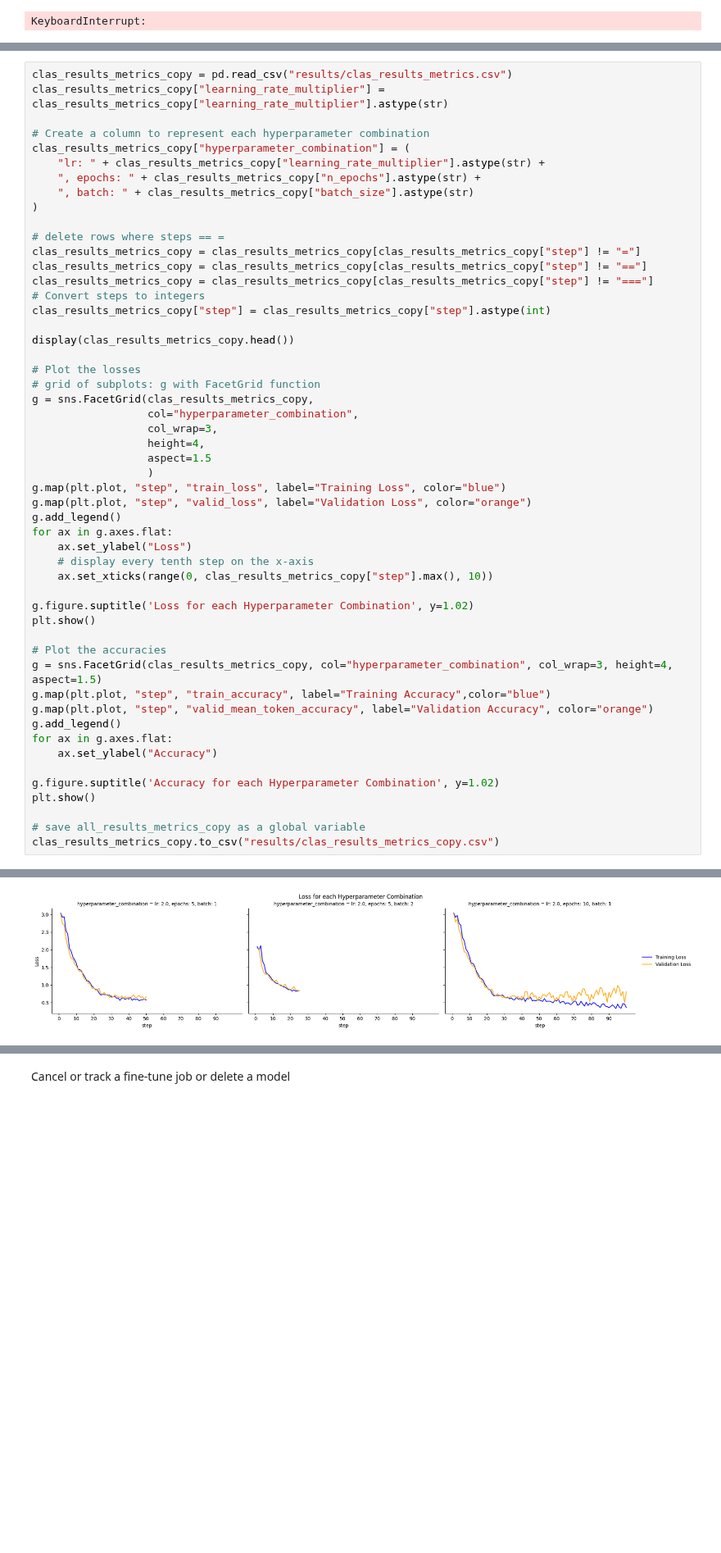
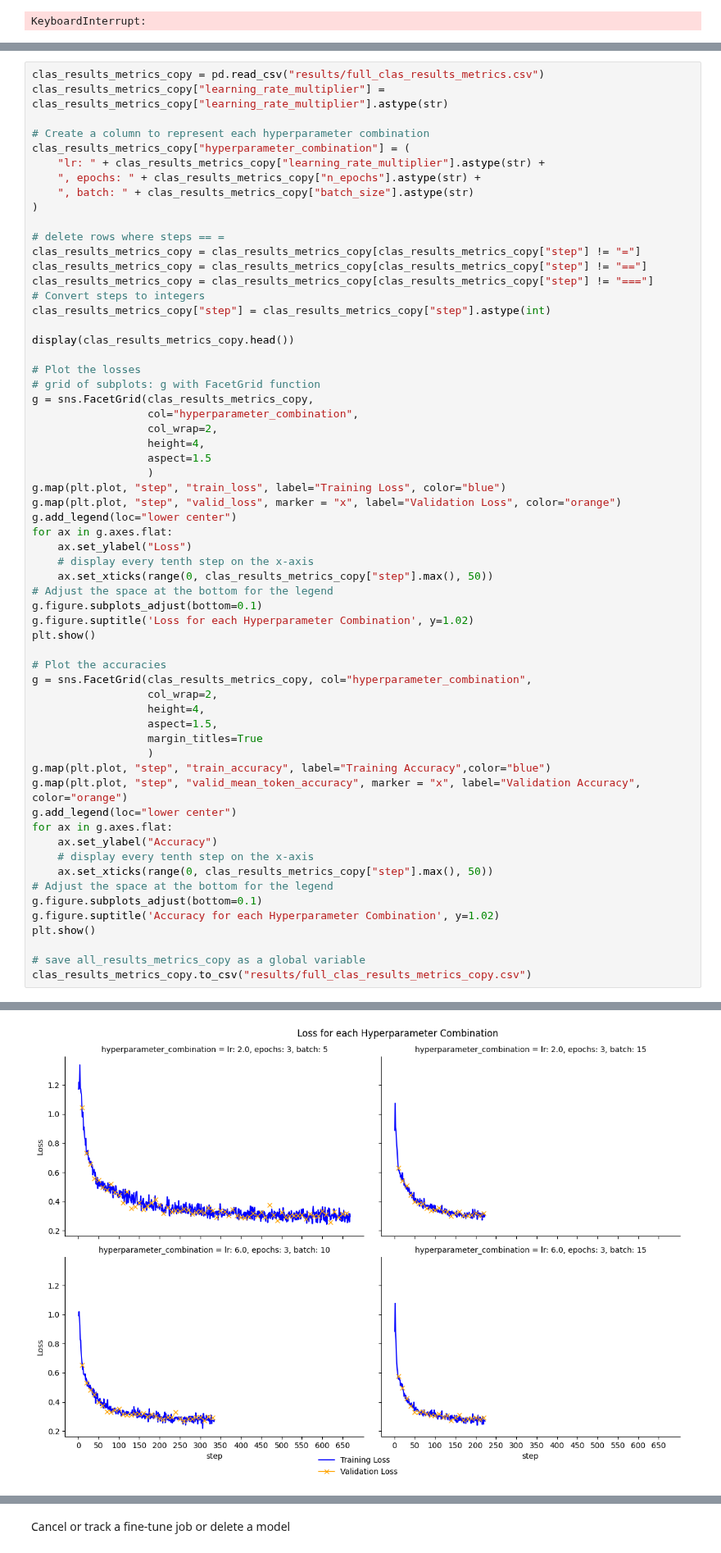
Before and after one commit to izu457/Thesis_Finetuning_GPT3.5_Political_Stance, a Jupyter notebook: Fine-Tuning_Classification.ipynb, the cells around one changed output, grey strips where cells are left out. Shown at 82% size. Saved outputs shown, nothing was run; the diff lists cells and outputs as text; blank space fills up the shorter version.

```diff
--- a/Fine-Tuning_Classification.ipynb
+++ b/Fine-Tuning_Classification.ipynb
@@ -341,5 +345,5 @@ clas_results_metrics.to_csv("results/clas_results_metrics.csv")
 # %%
-clas_results_metrics_copy = pd.read_csv("results/clas_results_metrics.csv")
+clas_results_metrics_copy = pd.read_csv("results/full_clas_results_metrics.csv")
 clas_results_metrics_copy["learning_rate_multiplier"] = clas_results_metrics_copy["learning_rate_multiplier"].astype(str)
 
 # Create a column to represent each hyperparameter combination
@@ -362,33 +366,42 @@ display(clas_results_metrics_copy.head())
 # grid of subplots: g with FacetGrid function
 g = sns.FacetGrid(clas_results_metrics_copy,
                   col="hyperparameter_combination",
-                  col_wrap=3,
+                  col_wrap=2,
                   height=4,
                   aspect=1.5
                   )
 g.map(plt.plot, "step", "train_loss", label="Training Loss", color="blue")
-g.map(plt.plot, "step", "valid_loss", label="Validation Loss", color="orange")
-g.add_legend()
+g.map(plt.plot, "step", "valid_loss", marker = "x", label="Validation Loss", color="orange")
+g.add_legend(loc="lower center")
 for ax in g.axes.flat:
     ax.set_ylabel("Loss")
     # display every tenth step on the x-axis
-    ax.set_xticks(range(0, clas_results_metrics_copy["step"].max(), 10))
-
+    ax.set_xticks(range(0, clas_results_metrics_copy["step"].max(), 50))
+# Adjust the space at the bottom for the legend
+g.figure.subplots_adjust(bottom=0.1)
 g.figure.suptitle('Loss for each Hyperparameter Combination', y=1.02)
 plt.show()
 
 # Plot the accuracies
-g = sns.FacetGrid(clas_results_metrics_copy, col="hyperparameter_combination", col_wrap=3, height=4, aspect=1.5)
+g = sns.FacetGrid(clas_results_metrics_copy, col="hyperparameter_combination",
+                  col_wrap=2,
+                  height=4,
+                  aspect=1.5,
+                  margin_titles=True
+                  )
 g.map(plt.plot, "step", "train_accuracy", label="Training Accuracy",color="blue")
-g.map(plt.plot, "step", "valid_mean_token_accuracy", label="Validation Accuracy", color="orange")
-g.add_legend()
+g.map(plt.plot, "step", "valid_mean_token_accuracy", marker = "x", label="Validation Accuracy", color="orange")
+g.add_legend(loc="lower center")
 for ax in g.axes.flat:
     ax.set_ylabel("Accuracy")
-
+    # display every tenth step on the x-axis
+    ax.set_xticks(range(0, clas_results_metrics_copy["step"].max(), 50))
+# Adjust the space at the bottom for the legend
+g.figure.subplots_adjust(bottom=0.1)
 g.figure.suptitle('Accuracy for each Hyperparameter Combination', y=1.02)
 plt.show()
 
 # save all_results_metrics_copy as a global variable
-clas_results_metrics_copy.to_csv("results/clas_results_metrics_copy.csv")
+clas_results_metrics_copy.to_csv("results/full_clas_results_metrics_copy.csv")
 # %% [output]
 |  | Unnamed: 0 | step | train_loss | train_accuracy | valid_loss | valid_mean_token_accuracy | job_id | ... |
@@ -400 +413 @@ clas_results_metrics_copy.to_csv("results/clas_results_metrics_copy.csv")
-[figure, old version]
+[figure, new version]
```
Also changed, not shown: parts of 17 cells of this notebook, 8 other files.
